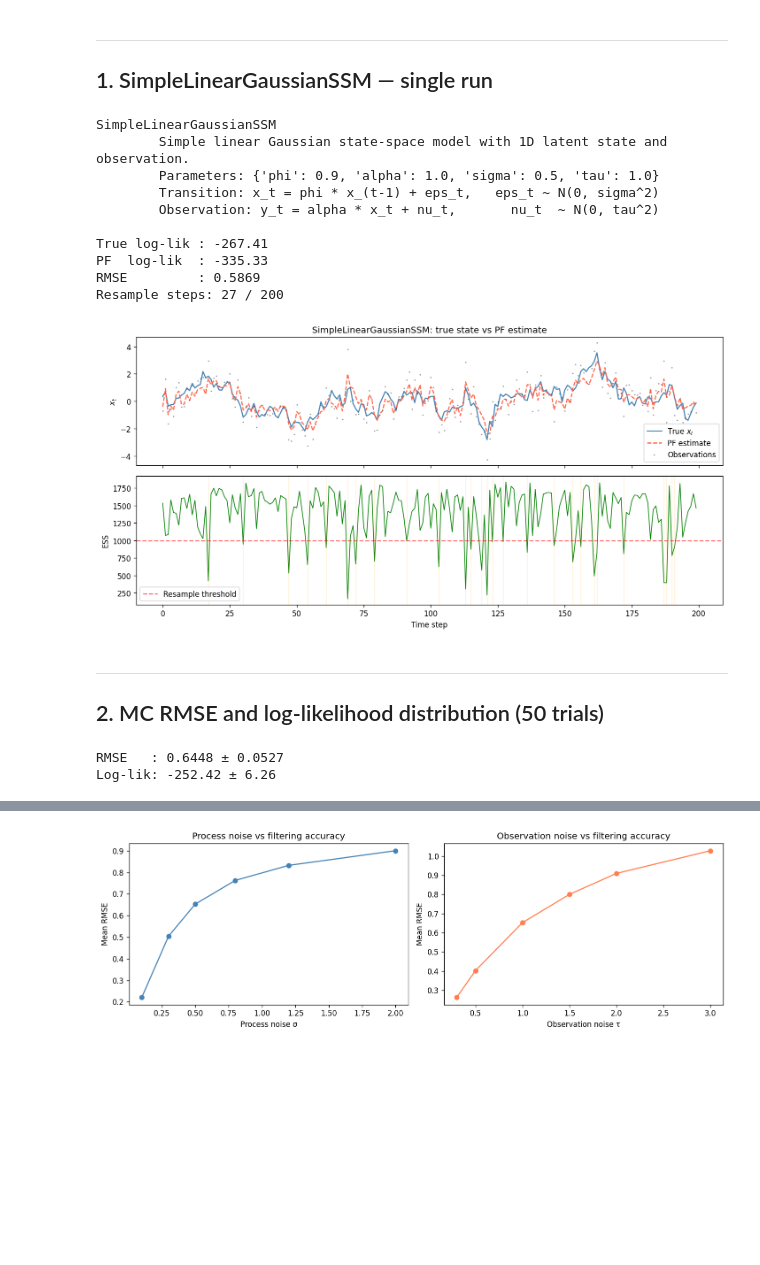
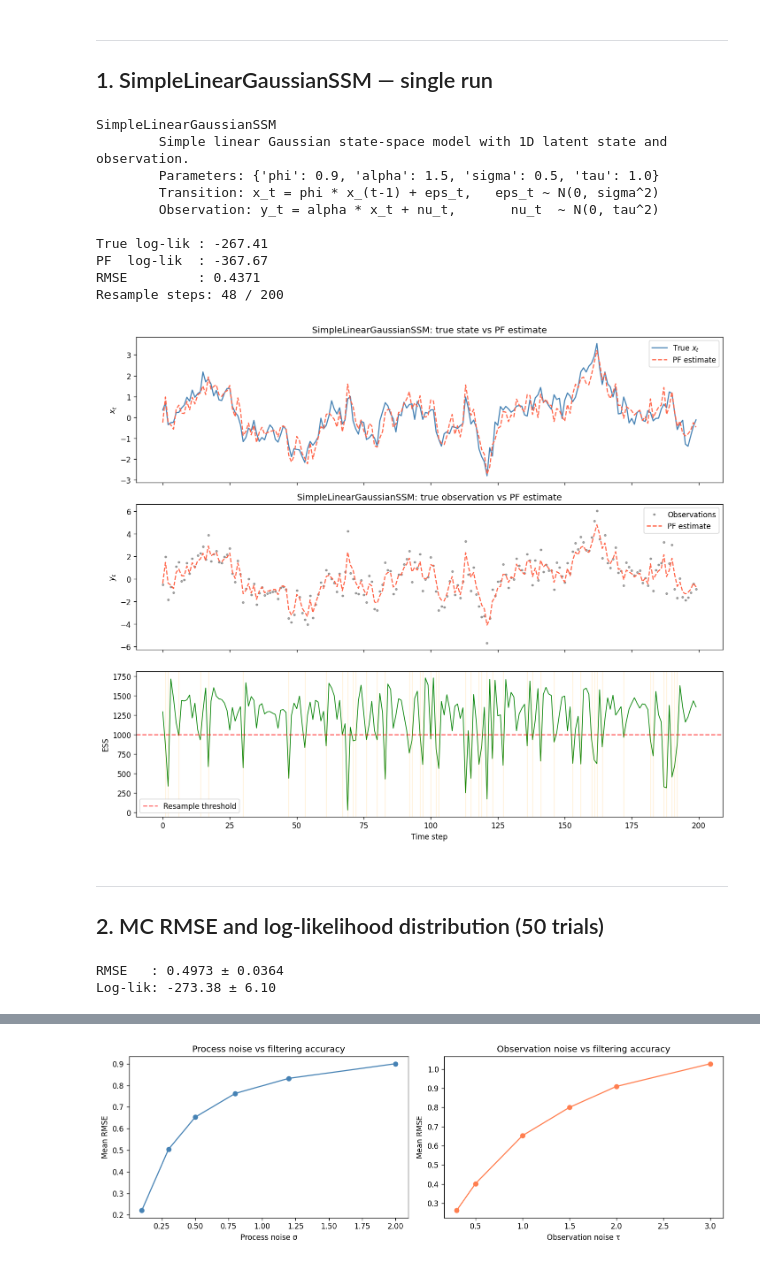
Before and after one commit to rickyli02/particle_filter_project_submission, a Jupyter notebook: notebooks/testing_estimation.ipynb, the cells around one changed output, grey strips where cells are left out. Cells and saved outputs as stored; diff of their text form; code cells hidden in the pictures; blank space fills up the shorter version.

```diff
--- a/notebooks/testing_estimation.ipynb
+++ b/notebooks/testing_estimation.ipynb
@@ -49,7 +49,13 @@ def rmse(true, est):
 ---
 ## 1. SimpleLinearGaussianSSM — single run
 # %%
-model = SimpleLinearGaussianSSM(phi=0.9, alpha=1.0, sigma=0.5, tau=1.0, seed=42)
+# true params
+phi_true = 0.9
+alpha_true = 1.5
+sigma_true = 0.5
+tau_true = 1.0
+
+model = SimpleLinearGaussianSSM(phi=phi_true, alpha=alpha_true, sigma=sigma_true, tau=tau_true, seed=42)
 print(model)
 
 T = 200
@@ -72,37 +78,42 @@ print(f"Resample steps: {sum(rsh)} / {T}")
 # %% [output]
 SimpleLinearGaussianSSM
         Simple linear Gaussian state-space model with 1D latent state and observation.
-        Parameters: {'phi': 0.9, 'alpha': 1.0, 'sigma': 0.5, 'tau': 1.0}
+        Parameters: {'phi': 0.9, 'alpha': 1.5, 'sigma': 0.5, 'tau': 1.0}
         Transition: x_t = phi * x_(t-1) + eps_t,   eps_t ~ N(0, sigma^2)
         Observation: y_t = alpha * x_t + nu_t,       nu_t  ~ N(0, tau^2)
 
 True log-lik : -267.41
-PF  log-lik  : -335.33
-RMSE         : 0.5869
-Resample steps: 27 / 200
+PF  log-lik  : -367.67
+RMSE         : 0.4371
+Resample steps: 48 / 200
 # %%
-fig, axes = plt.subplots(2, 1, figsize=(12, 6), sharex=True)
+fig, axes = plt.subplots(3, 1, figsize=(12, 10), sharex=True)
 
 axes[0].plot(true_x, label='True $x_t$', color='steelblue', lw=1.5)
 axes[0].plot(x_hat,  label='PF estimate', color='tomato', lw=1.5, linestyle='--')
-axes[0].plot(obs_1d, '.', color='black', markersize=2, alpha=0.3, label='Observations')
 axes[0].set_ylabel('$x_t$')
 axes[0].legend()
 axes[0].set_title('SimpleLinearGaussianSSM: true state vs PF estimate')
 
+axes[1].plot(obs_1d, '.', color='black', markersize=5, alpha=0.3, label='Observations')
+axes[1].plot(alpha_true * x_hat, label='PF estimate', color='tomato', lw=1.5, linestyle='--')
+axes[1].set_ylabel('$y_t$')
+axes[1].legend()
+axes[1].set_title('SimpleLinearGaussianSSM: true observation vs PF estimate')
+
 ess = ess_trajectory(pf)
-axes[1].plot(ess, color='green', lw=1)
-axes[1].axhline(pf.resample_threshold * pf.N_particles, color='red',
+axes[2].plot(ess, color='green', lw=1)
+axes[2].axhline(pf.resample_threshold * pf.N_particles, color='red',
                 linestyle='--', alpha=0.6, label='Resample threshold')
 for s in [i for i, r in enumerate(rsh) if r]:
-    axes[1].axvline(s, color='orange', alpha=0.2, lw=0.8)
-axes[1].set_ylabel('ESS')
-axes[1].set_xlabel('Time step')
-axes[1].legend()
+    axes[2].axvline(s, color='orange', alpha=0.2, lw=0.8)
+axes[2].set_ylabel('ESS')
+axes[2].set_xlabel('Time step')
+axes[2].legend()
 plt.tight_layout()
 plt.show()
 # %% [output]
-[figure, old version]
+[figure, new version]
 # %% [markdown]
 ---
 ## 2. MC RMSE and log-likelihood distribution (50 trials)
@@ -115,7 +126,7 @@ rmse_mc   = []
 loglik_mc = []
 
 for seed in range(N_trials):
-    m = SimpleLinearGaussianSSM(phi=0.9, alpha=1.0, sigma=0.5, tau=1.0, seed=seed)
+    m = SimpleLinearGaussianSSM(phi=phi_true, alpha=alpha_true, sigma=sigma_true, tau=tau_true, seed=seed)
     s, o, _ = m.generate_data(T_mc)
     pf_ = ParticleFilter(model=m, N_particles=N_mc, data=o[:, 0],
                          resample_method=SystematicResampling(seed=seed + 1000))
@@ -127,8 +138,8 @@ for seed in range(N_trials):
 print(f"RMSE   : {np.mean(rmse_mc):.4f} ± {np.std(rmse_mc):.4f}")
 print(f"Log-lik: {np.mean(loglik_mc):.2f} ± {np.std(loglik_mc):.2f}")
 # %% [output]
-RMSE   : 0.6448 ± 0.0527
-Log-lik: -252.42 ± 6.26
+RMSE   : 0.4973 ± 0.0364
+Log-lik: -273.38 ± 6.10
 # %%
 fig, axes = plt.subplots(1, 2, figsize=(12, 4))
 
```
Also changed, not shown: parts of 14 cells of this notebook, 10 other files.
